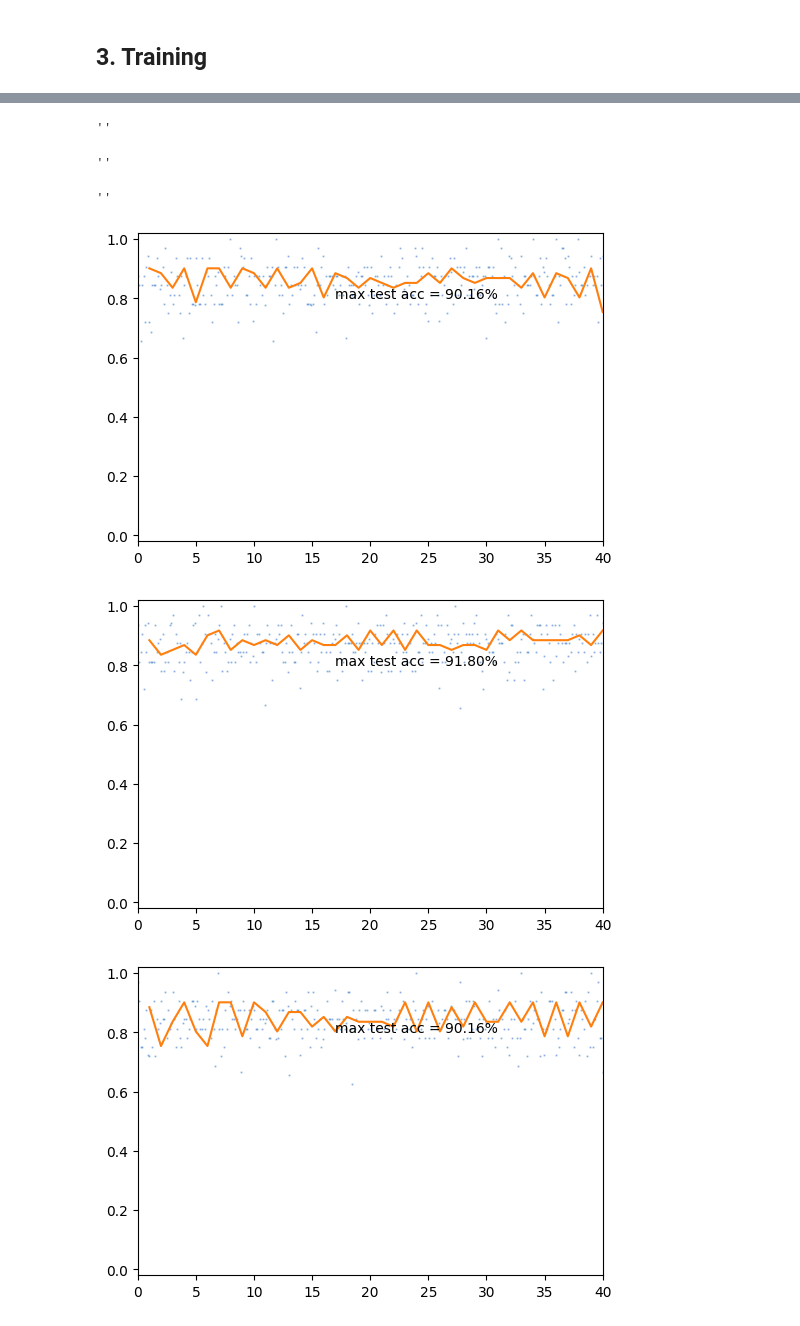
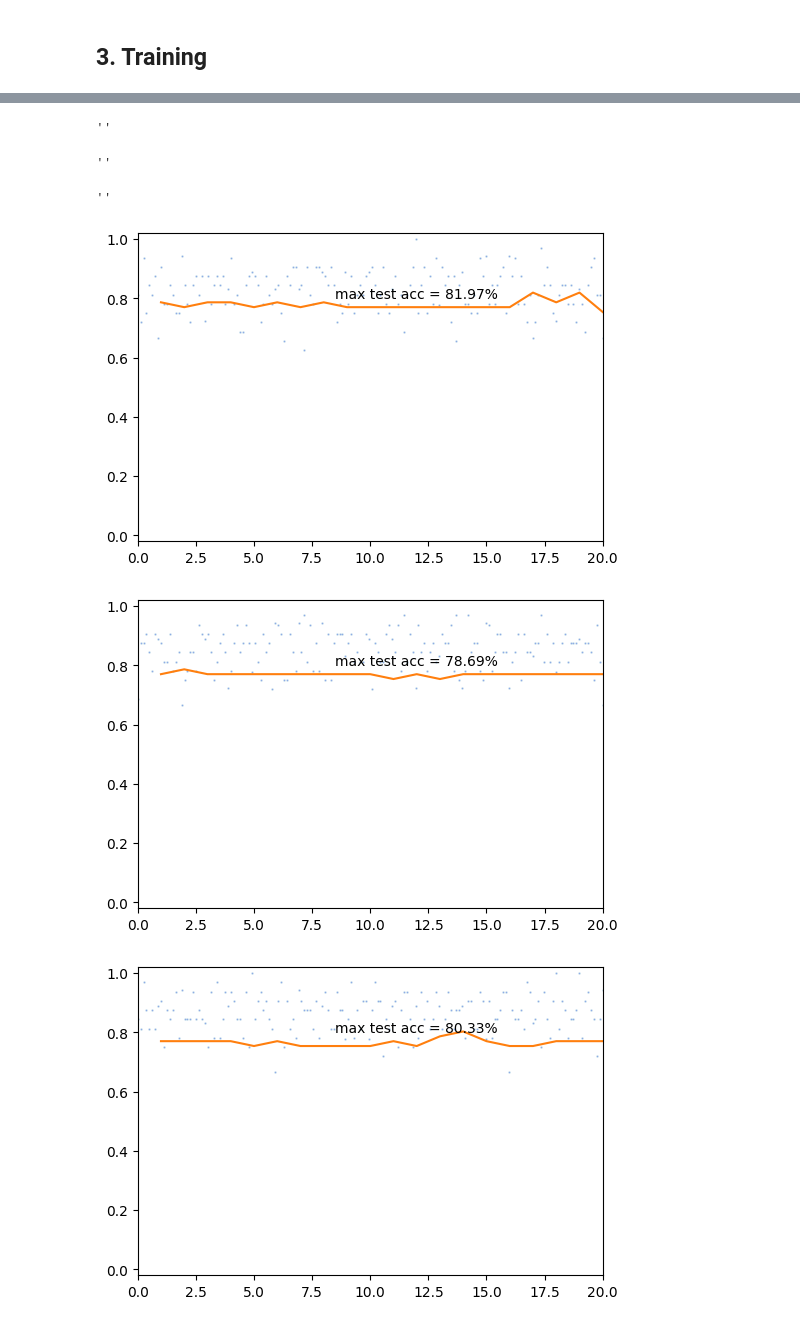
Before and after one commit to bmnsmets/semitorch, a Jupyter notebook: experiments/fullyconnected.ipynb, the cells around one changed output, grey strips where cells are left out. Saved outputs shown, nothing was run; the diff lists cells and outputs as text; code cells hidden in the pictures.

Commit message:
Tune fully connected experiments models

```diff
--- a/experiments/fullyconnected.ipynb
+++ b/experiments/fullyconnected.ipynb
@@ -452,8 +449,8 @@ linear/minplus model has 1232 trainable parameters
 # %%
 circles_models = [
-    create_model("linear_relu", num_features=2, num_classes=2).to(device),
-    create_model("linear_maxplus", num_features=2, num_classes=2).to(device),
-    create_model("linear_minplus", num_features=2, num_classes=2).to(device),
+    create_model("linear_relu", num_features=2, num_classes=3, channel_size=2).to(device),
+    create_model("linear_maxplus", num_features=2, num_classes=3, channel_size=2).to(device),
+    create_model("linear_minplus", num_features=2, num_classes=3, channel_size=2).to(device),
 ]
 
 for model in circles_models:
@@ -461,14 +458,14 @@ for model in circles_models:
     print(f"{model_ref} model has {count_parameters(model)} parameters")
 
 loss = nn.CrossEntropyLoss()
-epochs = 40
+epochs = 10
 
 for model in heart_models:
     if model.name == "linear_relu":
-        optimizer = torch.optim.AdamW(model.parameters(), lr=6e-2, weight_decay=0.01)
+        optimizer = torch.optim.AdamW(model.parameters(), lr=2e-2, weight_decay=0.01)
         scheduler = torch.optim.lr_scheduler.OneCycleLR(
             optimizer,
-            max_lr=6e-2,
+            max_lr=2e-2,
             anneal_strategy="linear",
             pct_start=0.3,
             three_phase=True,
@@ -478,10 +475,10 @@ for model in heart_models:
             epochs=epochs,
         )
     elif model.name == "linear_maxplus":
-        optimizer = torch.optim.AdamW(model.parameters(), lr=6e-2, weight_decay=0.01)
+        optimizer = torch.optim.AdamW(model.parameters(), lr=2e-2, weight_decay=0.01)
         scheduler = torch.optim.lr_scheduler.OneCycleLR(
             optimizer,
-            max_lr=6e-2,
+            max_lr=2e-2,
             anneal_strategy="linear",
             pct_start=0.3,
             three_phase=True,
@@ -491,10 +488,10 @@ for model in heart_models:
             epochs=epochs,
         )
     elif model.name == "linear_minplus":
-        optimizer = torch.optim.AdamW(model.parameters(), lr=6e-2, weight_decay=0.01)
+        optimizer = torch.optim.AdamW(model.parameters(), lr=2e-2, weight_decay=0.01)
         scheduler = torch.optim.lr_scheduler.OneCycleLR(
             optimizer,
-            max_lr=6e-2,
+            max_lr=2e-2,
             anneal_strategy="linear",
             pct_start=0.3,
             three_phase=True,
@@ -529,8 +526,8 @@ linear/minplus model has 352 parameters
 # %%
 rings_models = [
-    create_model("linear_relu", num_features=3, num_classes=2, num_layers=5, channel_size=32).to(device),
-    create_model("linear_maxplus", num_features=3, num_classes=2, num_layers=5, channel_size=32).to(device),
-    create_model("linear_minplus", num_features=3, num_classes=2, num_layers=5, channel_size=32).to(device),
+    create_model("linear_relu", num_features=3, num_classes=2, channel_size=2).to(device),
+    create_model("linear_maxplus", num_features=3, num_classes=2, channel_size=2).to(device),
+    create_model("linear_minplus", num_features=3, num_classes=2, channel_size=2).to(device),
 ]
 
 for model in rings_models:
@@ -538,14 +535,14 @@ for model in rings_models:
     print(f"{model_ref} model has {count_parameters(model)} parameters")
 
 loss = nn.CrossEntropyLoss()
-epochs = 40
+epochs = 20
 
 for model in heart_models:
     if model.name == "linear_relu":
-        optimizer = torch.optim.AdamW(model.parameters(), lr=6e-2, weight_decay=0.01)
+        optimizer = torch.optim.AdamW(model.parameters(), lr=2e-2, weight_decay=0.01)
         scheduler = torch.optim.lr_scheduler.OneCycleLR(
             optimizer,
-            max_lr=6e-2,
+            max_lr=2e-2,
             anneal_strategy="linear",
             pct_start=0.3,
             three_phase=True,
@@ -555,10 +552,10 @@ for model in heart_models:
             epochs=epochs,
         )
     elif model.name == "linear_maxplus":
-        optimizer = torch.optim.AdamW(model.parameters(), lr=6e-2, weight_decay=0.01)
+        optimizer = torch.optim.AdamW(model.parameters(), lr=2e-2, weight_decay=0.01)
         scheduler = torch.optim.lr_scheduler.OneCycleLR(
             optimizer,
-            max_lr=6e-2,
+            max_lr=2e-2,
             anneal_strategy="linear",
             pct_start=0.3,
             three_phase=True,
@@ -568,10 +565,10 @@ for model in heart_models:
             epochs=epochs,
         )
     elif model.name == "linear_minplus":
-        optimizer = torch.optim.AdamW(model.parameters(), lr=6e-2, weight_decay=0.01)
+        optimizer = torch.optim.AdamW(model.parameters(), lr=2e-2, weight_decay=0.01)
         scheduler = torch.optim.lr_scheduler.OneCycleLR(
             optimizer,
-            max_lr=6e-2,
+            max_lr=2e-2,
             anneal_strategy="linear",
             pct_start=0.3,
             three_phase=True,
@@ -600,8 +597,8 @@ linear/minplus model has 3360 parameters
 ''
 ''
 ''
-[figure, old version]
+[figure, new version]
-[figure, old version]
+[figure, new version]
-[figure, old version]
+[figure, new version]
 # %%
 spheres_models = [
```
Also changed, not shown: parts of 6 cells of this notebook.
